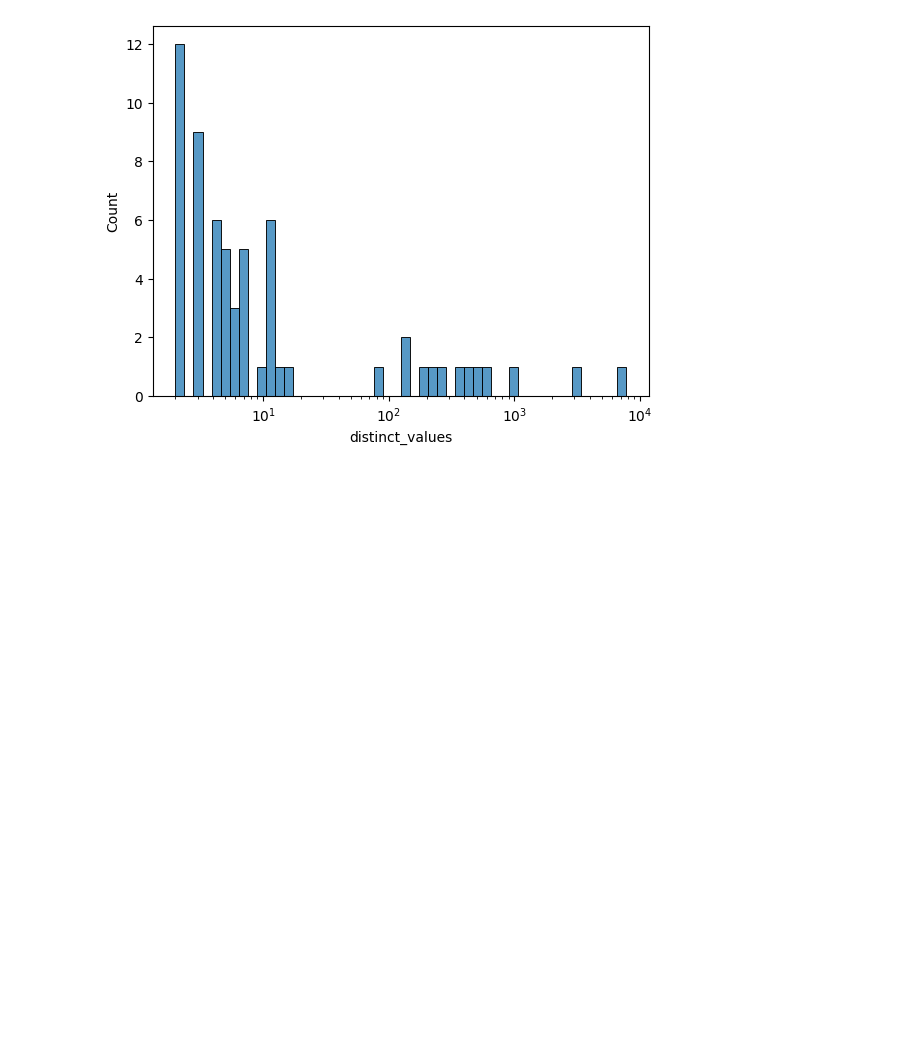
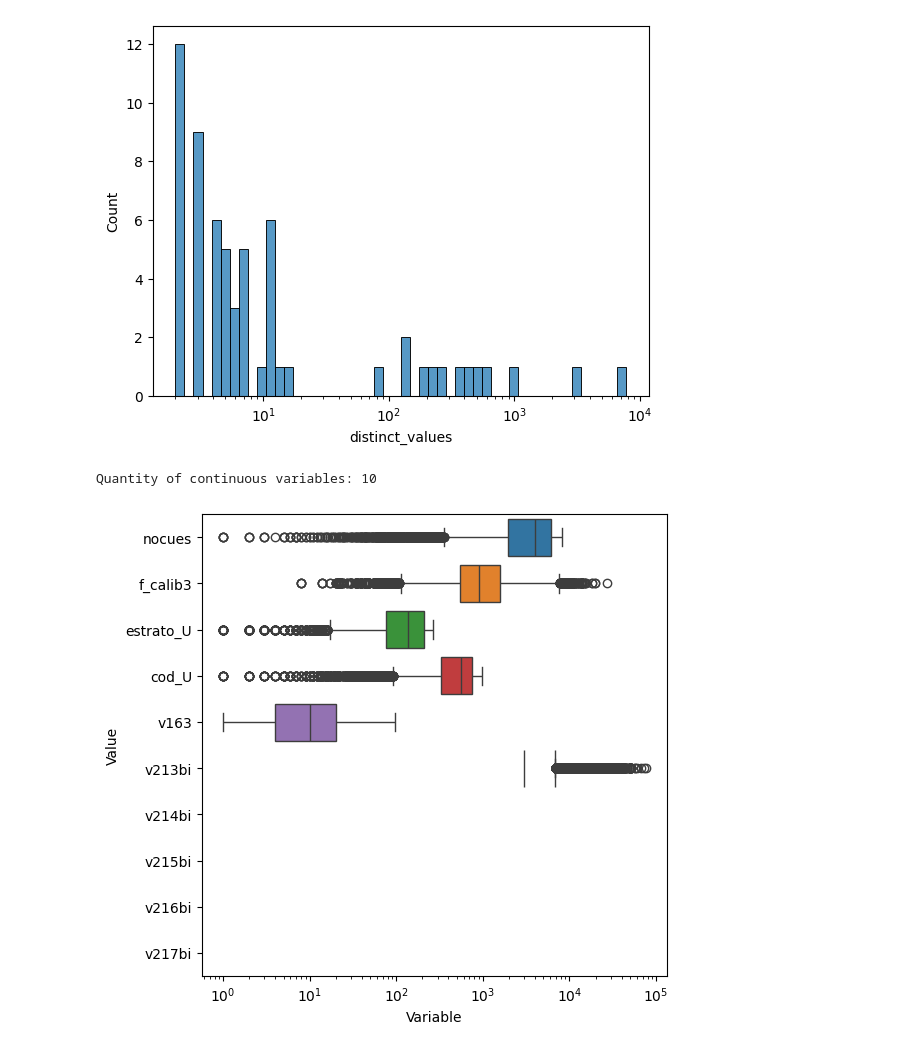
Before and after one commit to aaronbernal28/labor_market_structure_arg, a Jupyter notebook: notebooks/eph_tests.ipynb, the cells around one changed output. Drawn from its saved outputs; the diff is of its cells as text; code cells hidden in the pictures; blank space fills up the shorter version.

Commit message:
Update coes_to_ciuo digits relations

```diff
--- a/notebooks/eph_tests.ipynb
+++ b/notebooks/eph_tests.ipynb
@@ -8,5 +8,8 @@ import seaborn as sns
 import sklearn as sk
 # %%
 df = pd.read_csv("../data/processed/enes_2019.csv")
+print(df.shape)
 df.head()
+df["v183ciuo"] = df["v183ciuo"] - 10000
+#df["v183ciuo_last_2digits"] = (df["v183ciuo"] % 100)
 # %% [output]
@@ -68,8 +99,8 @@ Number of elegible variables: 65
 # %%
-varibles_df = pd.read_csv("../data/raw/metadata_base_enespersonas.csv")
-varibles_df = varibles_df[varibles_df["Column Title"].isin(elegible_variables.index)]
-varibles_df = varibles_df.set_index("Column Title")
-print(varibles_df)
+variables_df = pd.read_csv("../data/raw/metadata_base_enespersonas.csv")
+variables_df = variables_df[variables_df["Column Title"].isin(elegible_variables.index)]
+variables_df = variables_df.set_index("Column Title")
+print(variables_df)
 # %% [output]
              Data Type                                        Description
 Column Title
@@ -91,8 +122,8 @@ variales_df will be used to understand the variables that we have in the dataset
 # %%
 # distinct values per variable
 distinct_values = df.nunique(dropna=False)
-varibles_df["distinct_values"] = distinct_values
-varibles_df.sort_values("distinct_values", ascending=False).head(20)
+variables_df["distinct_values"] = distinct_values
+variables_df.sort_values("distinct_values", ascending=False).head(20)
 # %% [output]
 |  | Data Type | Description | distinct_values |
 | Column Title |  |  |  |
@@ -118,3 +162,16 @@ sns.histplot(data=varibles_df, x="distinct_values", bins=50, log_scale=True)
 # %% [output]
 <Axes: xlabel='distinct_values', ylabel='Count'>
 [figure]
+# %%
+exclude_vars = ["v183cno", "v183ciuo", "v182caes"]
+variables_df_cont = variables_df[(variables_df["distinct_values"] > 20) & (~variables_df.index.isin(exclude_vars))]
+print(f"Quantity of continuous variables: {len(variables_df_cont)}")
+# Boxplot of each continuous variable in the same figure
+plt.figure(figsize=(6, 6))
+sns.boxplot(data=df[variables_df_cont.index], orient="h", log_scale=True)
+plt.xlabel("Variable")
+plt.ylabel("Value")
+plt.show()
+# %% [output]
+Quantity of continuous variables: 10
+[figure, added]
```
Also changed, not shown: parts of 14 cells of this notebook, 2 other files.
